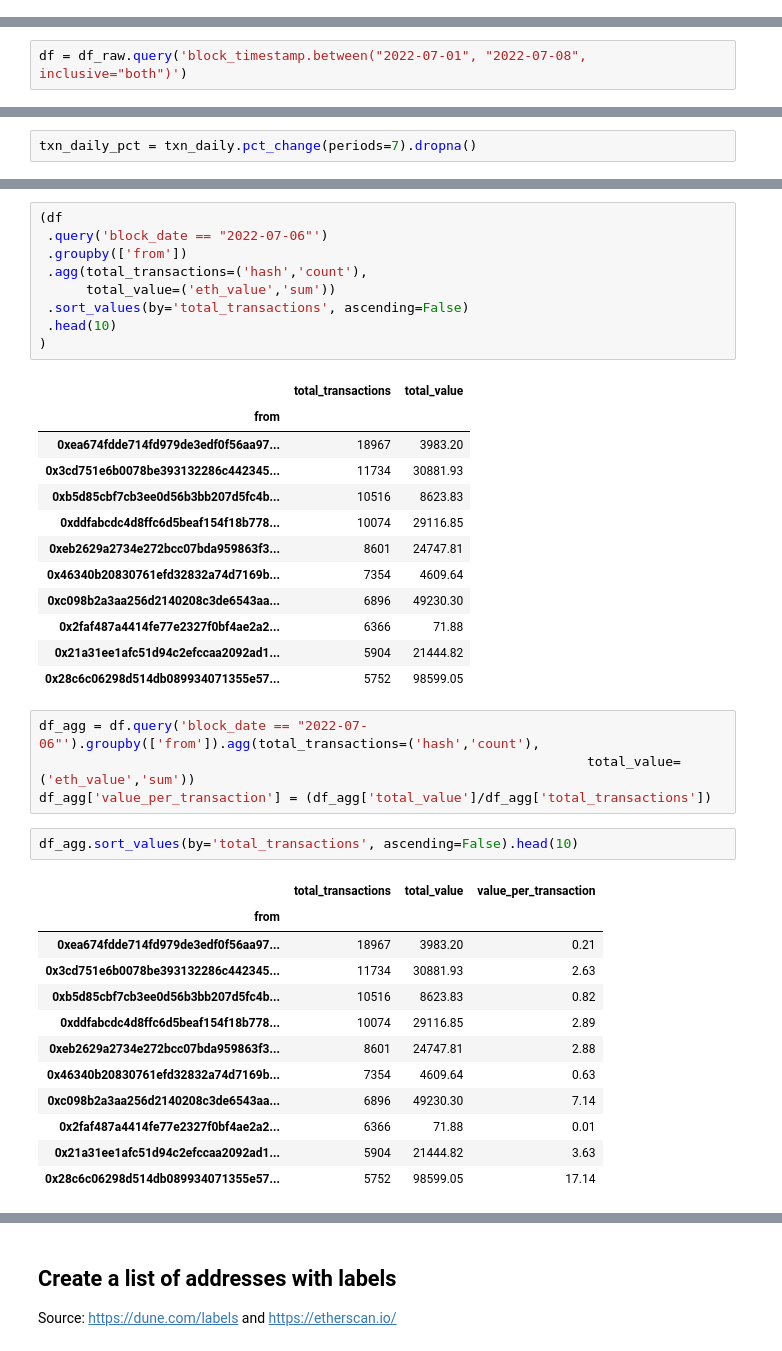
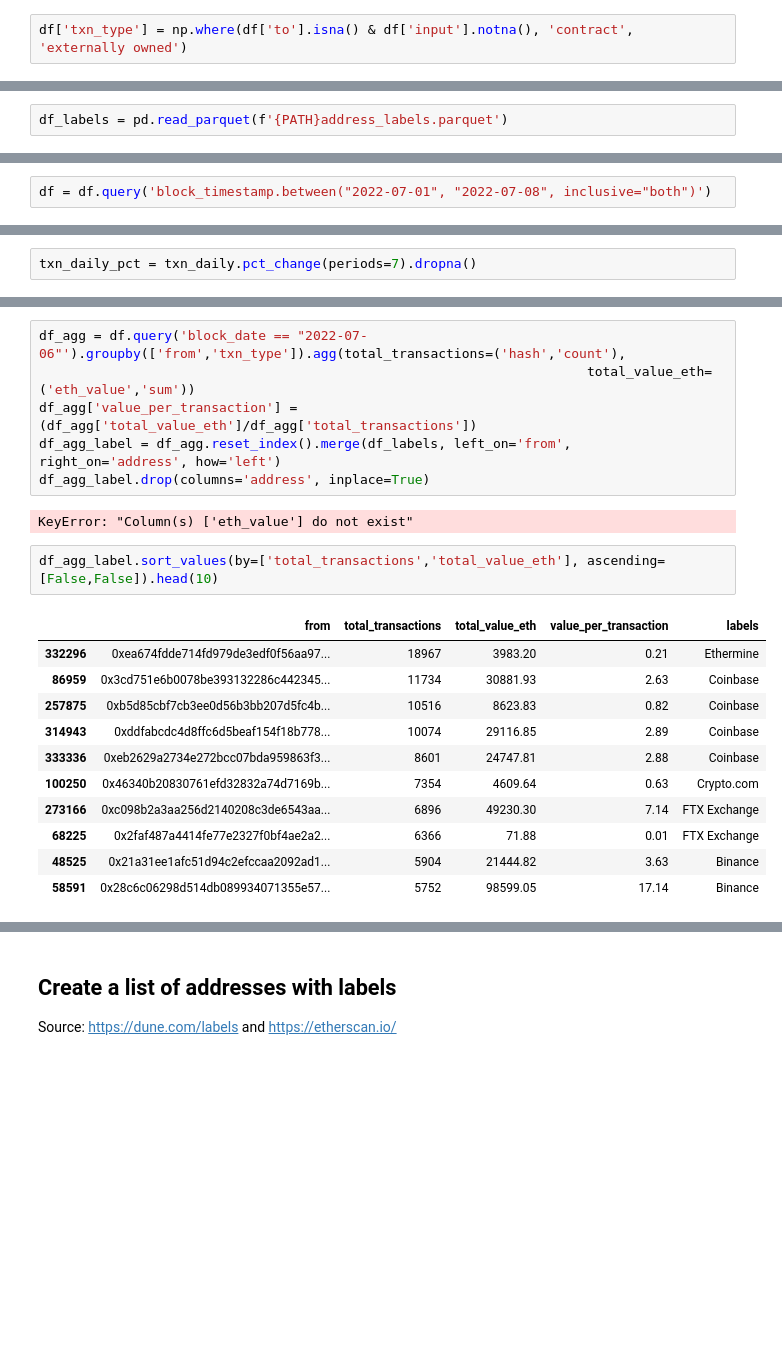
Before and after one commit to InterUniverse/blockchain, a Jupyter notebook: ethereum/nbs/ethereum_analysis.ipynb, the cells around one changed output, grey strips where cells are left out. Drawn from its saved outputs; the diff is of its cells as text; blank space fills up the shorter version.

```diff
--- a/ethereum/nbs/ethereum_analysis.ipynb
+++ b/ethereum/nbs/ethereum_analysis.ipynb
@@ -38,0 +43,2 @@ df_raw['eth_value'] = df_raw['value'].div(10**18)
+# %%
+df['txn_type'] = np.where(df['to'].isna() & df['input'].notna(), 'contract', 'externally owned')
@@ -39 +47,3 @@ df_raw['eth_value'] = df_raw['value'].div(10**18)
+# %%
+df_labels = pd.read_parquet(f'{PATH}address_labels.parquet')
 # %% [markdown]
@@ -41,5 +51,5 @@ df_raw['eth_value'] = df_raw['value'].div(10**18)
 # %%
-df = df_raw.query('block_timestamp.between("2022-07-01", "2022-07-08", inclusive="both")')
+df = df.query('block_timestamp.between("2022-07-01", "2022-07-08", inclusive="both")')
 # %% [markdown]
 ## Read the block transaction counts json file
 # %%
@@ -382,44 +431,25 @@ alt.Chart(txn_daily_pct.reset_index()).mark_bar().encode(
 )
 # %% [output]
 [interactive output not drawn]
-# %%
-(df
- .query('block_date == "2022-07-06"')
- .groupby(['from'])
- .agg(total_transactions=('hash','count'),
-      total_value=('eth_value','sum'))
- .sort_values(by='total_transactions', ascending=False)
- .head(10)
-)
-# %% [output]
-|  | total_transactions | total_value |
-| from |  |  |
-| 0xea674fdde714fd979de3edf0f56aa97... | 18967 | 3983.20 |
-| 0x3cd751e6b0078be393132286c442345... | 11734 | 30881.93 |
-| 0xb5d85cbf7cb3ee0d56b3bb207d5fc4b... | 10516 | 8623.83 |
-| 0xddfabcdc4d8ffc6d5beaf154f18b778... | 10074 | 29116.85 |
-| 0xeb2629a2734e272bcc07bda959863f3... | 8601 | 24747.81 |
-| 0x46340b20830761efd32832a74d7169b... | 7354 | 4609.64 |
-| 0xc098b2a3aa256d2140208c3de6543aa... | 6896 | 49230.30 |
-| 0x2faf487a4414fe77e2327f0bf4ae2a2... | 6366 | 71.88 |
-| 0x21a31ee1afc51d94c2efccaa2092ad1... | 5904 | 21444.82 |
-| 0x28c6c06298d514db089934071355e57... | 5752 | 98599.05 |
 # %%
-df_agg = df.query('block_date == "2022-07-06"').groupby(['from']).agg(total_transactions=('hash','count'),
-                                                                      total_value=('eth_value','sum'))
-df_agg['value_per_transaction'] = (df_agg['total_value']/df_agg['total_transactions'])
+df_agg = df.query('block_date == "2022-07-06"').groupby(['from','txn_type']).agg(total_transactions=('hash','count'),
+                                                                      total_value_eth=('eth_value','sum'))
+df_agg['value_per_transaction'] = (df_agg['total_value_eth']/df_agg['total_transactions'])
+df_agg_label = df_agg.reset_index().merge(df_labels, left_on='from', right_on='address', how='left')
+df_agg_label.drop(columns='address', inplace=True)
+# %% [output]
+KeyError: "Column(s) ['eth_value'] do not exist"
 # %%
-df_agg.sort_values(by='total_transactions', ascending=False).head(10)
+df_agg_label.sort_values(by=['total_transactions','total_value_eth'], ascending=[False,False]).head(10)
 # %% [output]
-|  | total_transactions | total_value | value_per_transaction |
-| from |  |  |  |
-| 0xea674fdde714fd979de3edf0f56aa97... | 18967 | 3983.20 | 0.21 |
-| 0x3cd751e6b0078be393132286c442345... | 11734 | 30881.93 | 2.63 |
-| 0xb5d85cbf7cb3ee0d56b3bb207d5fc4b... | 10516 | 8623.83 | 0.82 |
-| 0xddfabcdc4d8ffc6d5beaf154f18b778... | 10074 | 29116.85 | 2.89 |
-| 0xeb2629a2734e272bcc07bda959863f3... | 8601 | 24747.81 | 2.88 |
-| 0x46340b20830761efd32832a74d7169b... | 7354 | 4609.64 | 0.63 |
-| 0xc098b2a3aa256d2140208c3de6543aa... | 6896 | 49230.30 | 7.14 |
-| 0x2faf487a4414fe77e2327f0bf4ae2a2... | 6366 | 71.88 | 0.01 |
-| 0x21a31ee1afc51d94c2efccaa2092ad1... | 5904 | 21444.82 | 3.63 |
-| 0x28c6c06298d514db089934071355e57... | 5752 | 98599.05 | 17.14 |
+|  | from | total_transactions | total_value_eth | value_per_transaction | labels |
+| 332296 | 0xea674fdde714fd979de3edf0f56aa97... | 18967 | 3983.20 | 0.21 | Ethermine |
+| 86959 | 0x3cd751e6b0078be393132286c442345... | 11734 | 30881.93 | 2.63 | Coinbase |
+| 257875 | 0xb5d85cbf7cb3ee0d56b3bb207d5fc4b... | 10516 | 8623.83 | 0.82 | Coinbase |
+| 314943 | 0xddfabcdc4d8ffc6d5beaf154f18b778... | 10074 | 29116.85 | 2.89 | Coinbase |
+| 333336 | 0xeb2629a2734e272bcc07bda959863f3... | 8601 | 24747.81 | 2.88 | Coinbase |
+| 100250 | 0x46340b20830761efd32832a74d7169b... | 7354 | 4609.64 | 0.63 | Crypto.com |
+| 273166 | 0xc098b2a3aa256d2140208c3de6543aa... | 6896 | 49230.30 | 7.14 | FTX Exchange |
+| 68225 | 0x2faf487a4414fe77e2327f0bf4ae2a2... | 6366 | 71.88 | 0.01 | FTX Exchange |
+| 48525 | 0x21a31ee1afc51d94c2efccaa2092ad1... | 5904 | 21444.82 | 3.63 | Binance |
+| 58591 | 0x28c6c06298d514db089934071355e57... | 5752 | 98599.05 | 17.14 | Binance |
```
Also changed, not shown: parts of 21 cells of this notebook, 1 other file.
